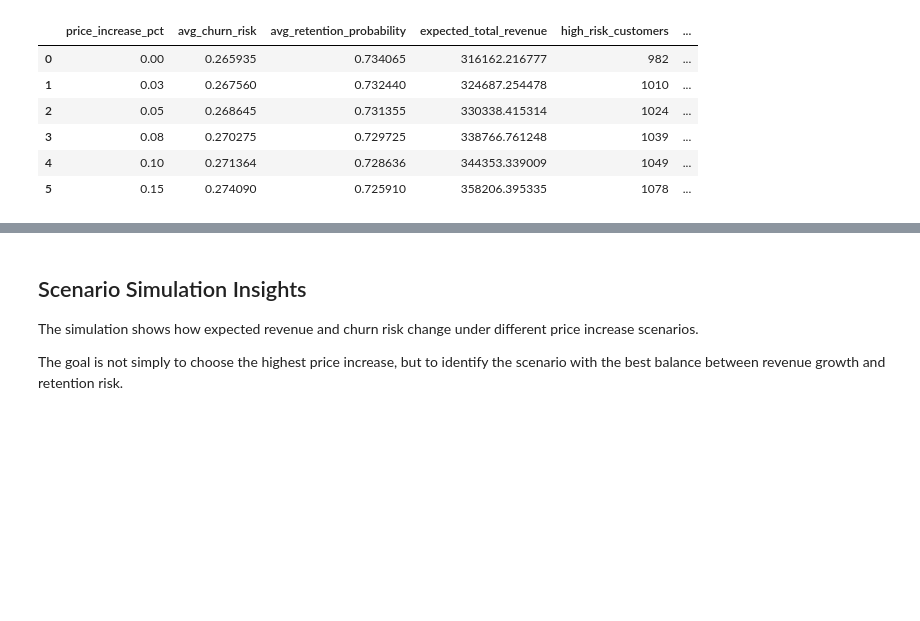
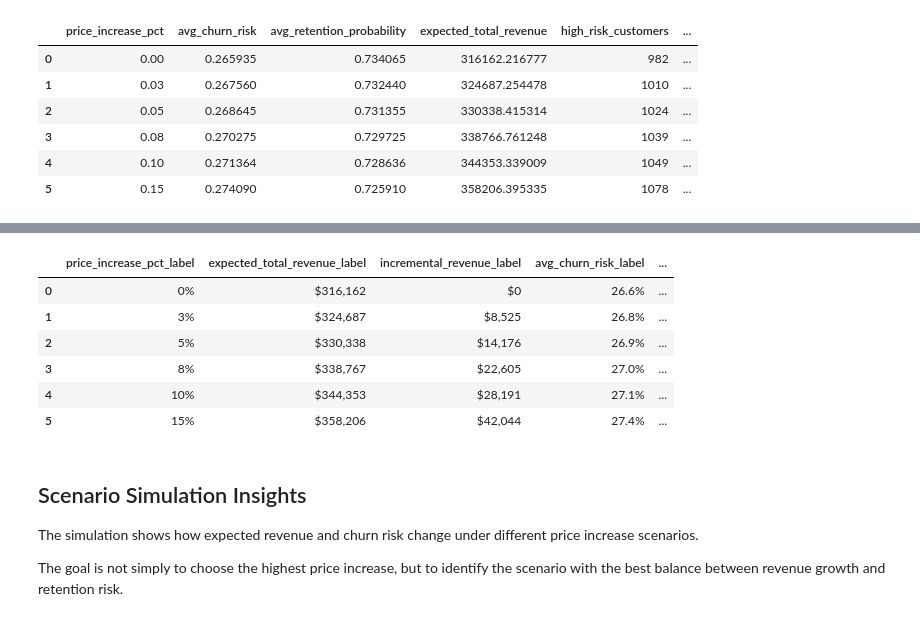
Before and after one commit to ardcsamir-hub/price-increase-risk-simulator, a Jupyter notebook: notebooks/01_price_increase_risk_simulator.ipynb, the cells around one changed output, grey strips where cells are left out. Saved outputs shown, nothing was run; the diff lists cells and outputs as text; code cells hidden in the pictures; blank space fills up the shorter version.

```diff
--- a/notebooks/01_price_increase_risk_simulator.ipynb
+++ b/notebooks/01_price_increase_risk_simulator.ipynb
@@ -486,3 +531,24 @@ scenario_df
+# %%
+scenario_df["incremental_revenue_label"] = scenario_df["incremental_revenue"].apply(lambda x: f"${x:,.0f}")
+scenario_df["churn_risk_uplift_pp_label"] = scenario_df["churn_risk_uplift_pp"].apply(lambda x: f"{x:.2f} pp")
+
+scenario_df[[
+    "price_increase_pct_label",
+    "expected_total_revenue_label",
+    "incremental_revenue_label",
+    "avg_churn_risk_label",
+    "churn_risk_uplift_pp_label",
+    "high_risk_customers",
+    "additional_high_risk_customers"
+]]
+# %% [output]
+|  | price_increase_pct_label | expected_total_revenue_label | incremental_revenue_label | avg_churn_risk_label | ... |
+| 0 | 0% | $316,162 | $0 | 26.6% | ... |
+| 1 | 3% | $324,687 | $8,525 | 26.8% | ... |
+| 2 | 5% | $330,338 | $14,176 | 26.9% | ... |
+| 3 | 8% | $338,767 | $22,605 | 27.0% | ... |
+| 4 | 10% | $344,353 | $28,191 | 27.1% | ... |
+| 5 | 15% | $358,206 | $42,044 | 27.4% | ... |
 # %% [markdown]
 ## Scenario Simulation Insights
 
```
Also changed, not shown: parts of 3 cells of this notebook, 1 other file.
